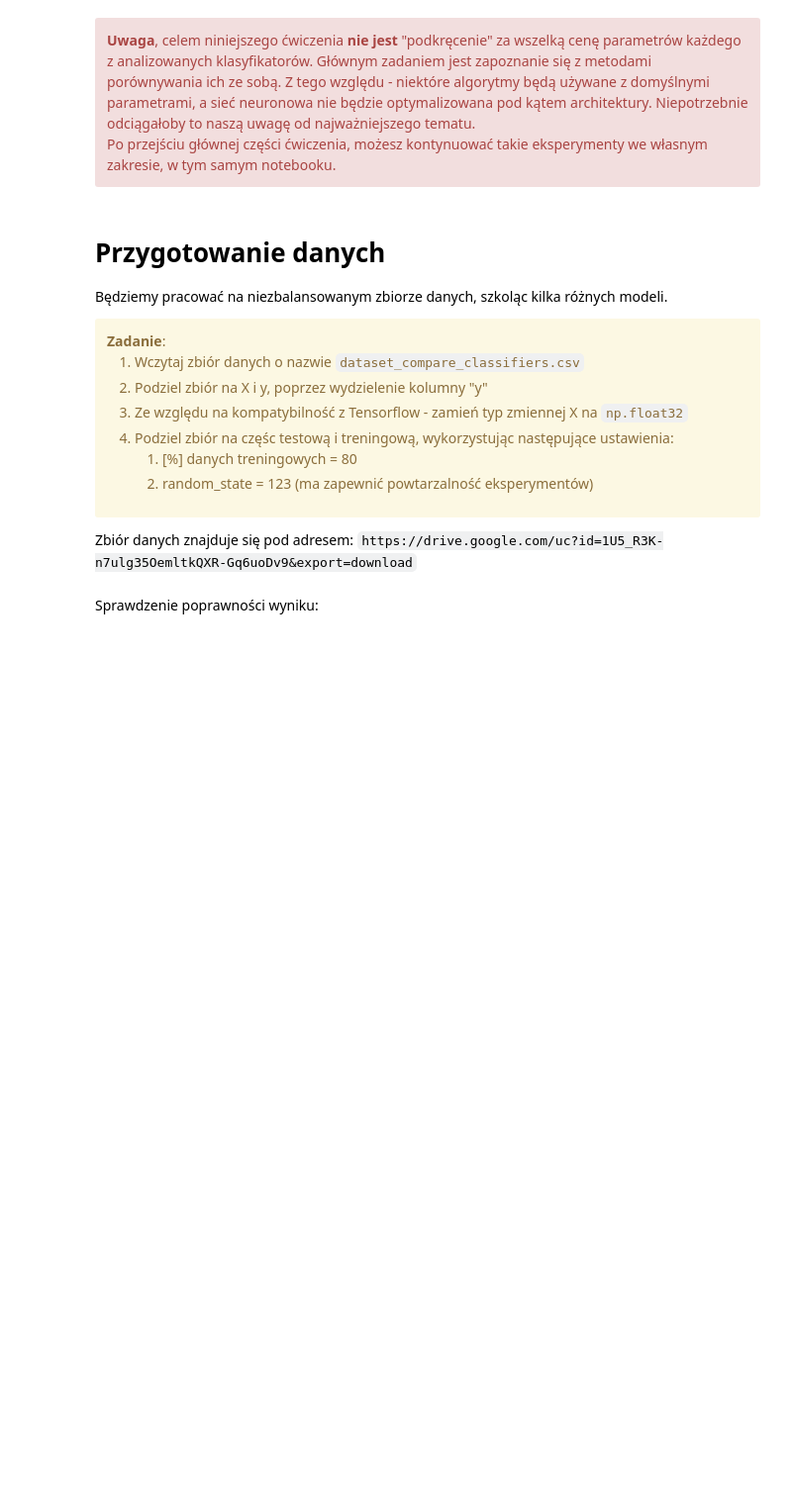
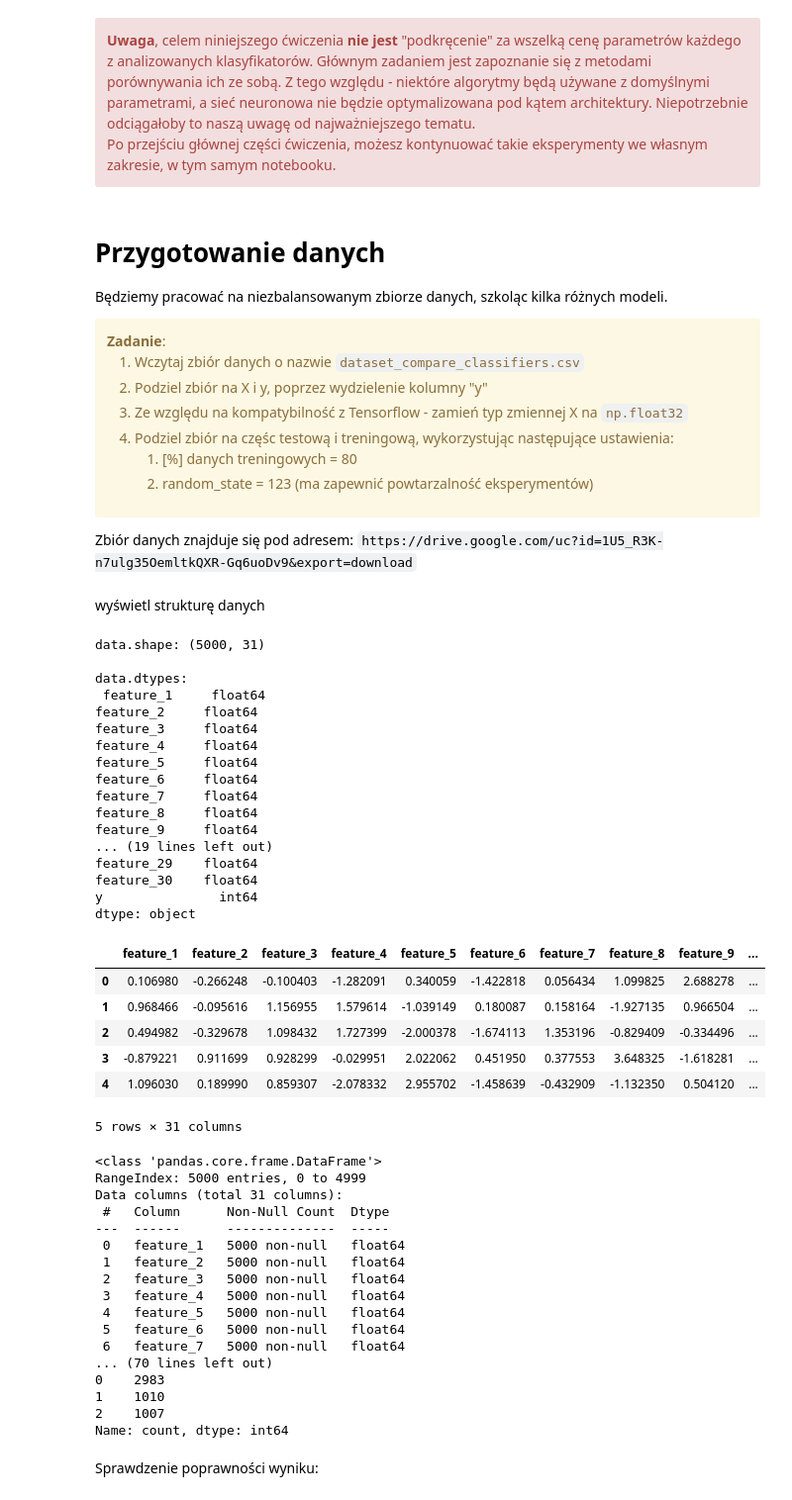
Before and after one commit to Marcin19721205/WSBNeuronowe, a Jupyter notebook: CW5Porównywanie_modeli_12_01.ipynb, the cells around one changed output. Shown at 99% size. Drawn from its saved outputs; the diff is of its cells as text; code cells hidden in the pictures; blank space fills up the shorter version.

```diff
--- a/CW5Porównywanie_modeli_12_01.ipynb
+++ b/CW5Porównywanie_modeli_12_01.ipynb
@@ -133,2 +173,62 @@ X = X.astype(np.float32)
+# %% [markdown]
+wyświetl strukturę danych
+# %%
+# --- struktura całego DataFrame ---
+print("data.shape:", data.shape)          # liczba wierszy i kolumn
+print("\ndata.dtypes:\n", data.dtypes)    # typy kolumn
+display(data.head())                      # pierwsze wiersze
+data.info()                               # info: typy + braki danych + pamięć
+
+# --- struktura X i y ---
+print("\nX.shape:", X.shape)              # wymiary macierzy cech
+print("y.shape:", y.shape)                # wymiary wektora celu
+print("\nX dtypes (unikalne):", X.dtypes.unique())  # typy w X (po astype powinien być float32)
+print("\ny dtype:", y.dtype)              # typ y
+
+# --- szybki sanity-check ---
+print("\nBraki danych (data):\n", data.isna().sum())  # liczba NaN w kolumnach
+print("\nRozkład klas / wartości y:\n", y.value_counts(dropna=False))  # ile czego w y
+# %% [output]
+data.shape: (5000, 31)
+
+data.dtypes:
+ feature_1     float64
+feature_2     float64
+feature_3     float64
+feature_4     float64
+feature_5     float64
+feature_6     float64
+feature_7     float64
+feature_8     float64
+feature_9     float64
+... (19 lines left out)
+feature_29    float64
+feature_30    float64
+y               int64
+dtype: object
+|  | feature_1 | feature_2 | feature_3 | feature_4 | feature_5 | feature_6 | feature_7 | feature_8 | feature_9 | ... |
+| 0 | 0.106980 | -0.266248 | -0.100403 | -1.282091 | 0.340059 | -1.422818 | 0.056434 | 1.099825 | 2.688278 | ... |
+| 1 | 0.968466 | -0.095616 | 1.156955 | 1.579614 | -1.039149 | 0.180087 | 0.158164 | -1.927135 | 0.966504 | ... |
+| 2 | 0.494982 | -0.329678 | 1.098432 | 1.727399 | -2.000378 | -1.674113 | 1.353196 | -0.829409 | -0.334496 | ... |
+| 3 | -0.879221 | 0.911699 | 0.928299 | -0.029951 | 2.022062 | 0.451950 | 0.377553 | 3.648325 | -1.618281 | ... |
+| 4 | 1.096030 | 0.189990 | 0.859307 | -2.078332 | 2.955702 | -1.458639 | -0.432909 | -1.132350 | 0.504120 | ... |
+5 rows × 31 columns
+<class 'pandas.core.frame.DataFrame'>
+RangeIndex: 5000 entries, 0 to 4999
+Data columns (total 31 columns):
+ #   Column      Non-Null Count  Dtype
+---  ------      --------------  -----
+ 0   feature_1   5000 non-null   float64
+ 1   feature_2   5000 non-null   float64
+ 2   feature_3   5000 non-null   float64
+ 3   feature_4   5000 non-null   float64
+ 4   feature_5   5000 non-null   float64
+ 5   feature_6   5000 non-null   float64
+ 6   feature_7   5000 non-null   float64
+... (70 lines left out)
+0    2983
+1    1010
+2    1007
+Name: count, dtype: int64
 # %%
 X_train, X_test, y_train, y_test = train_test_split(X, y, train_size=0.8, random_state=123)
```
Also changed, not shown: parts of 27 cells of this notebook.
